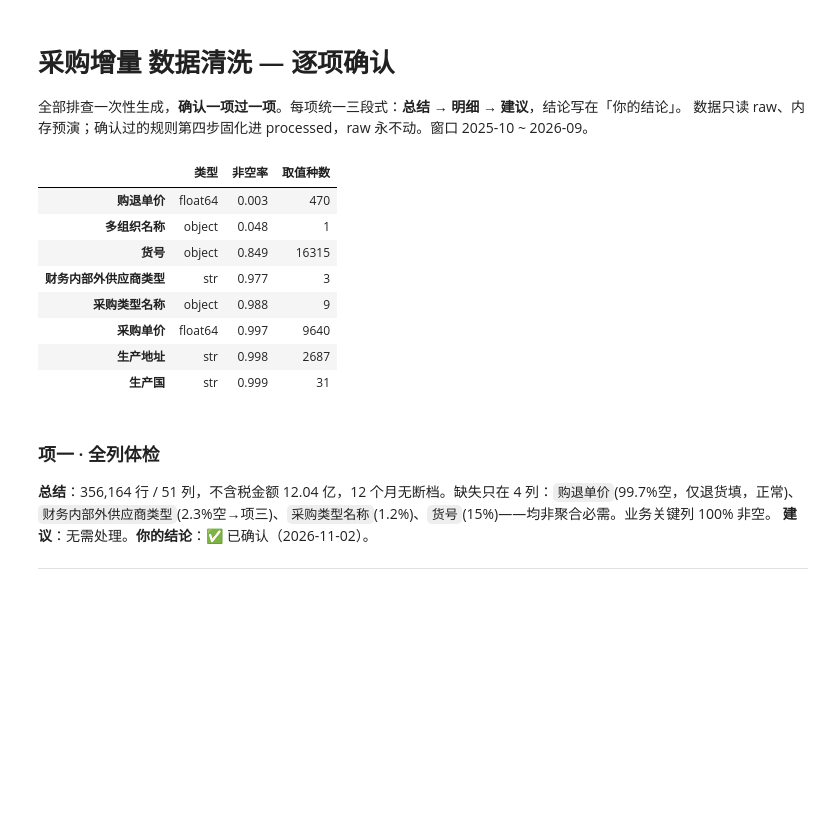
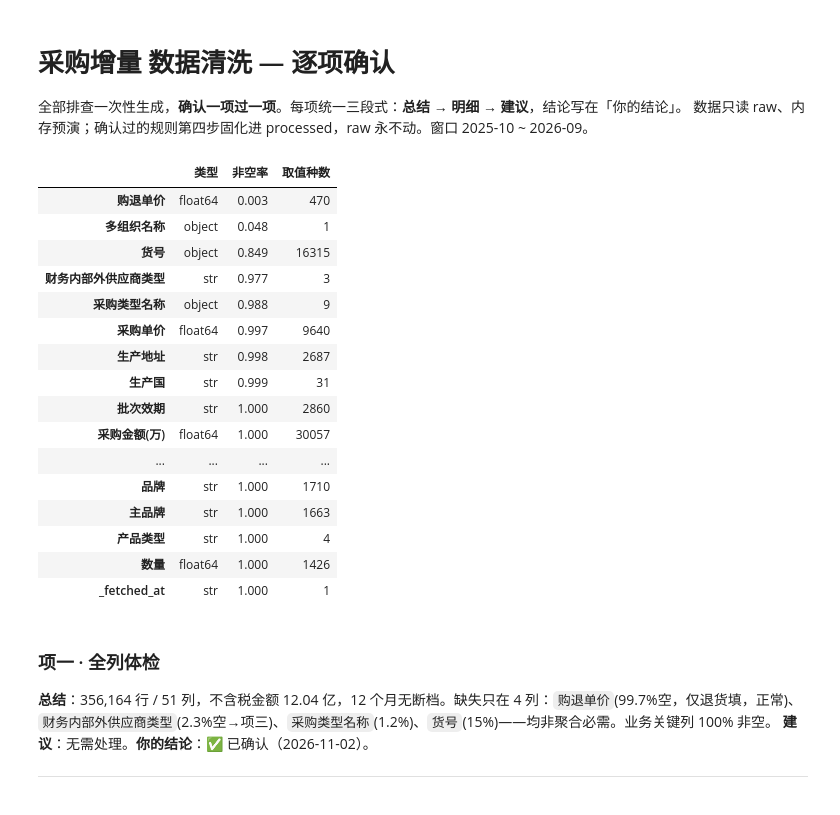
Before and after one commit to MalcolmShi/scm-ana, a Jupyter notebook: notebooks/采购增量分析/数据清洗确认.ipynb, the cells around one changed output. Cells and saved outputs as stored; diff of their text form; code cells hidden in the pictures; blank space fills up the shorter version.

```diff
--- a/notebooks/采购增量分析/数据清洗确认.ipynb
+++ b/notebooks/采购增量分析/数据清洗确认.ipynb
@@ -6,27 +6,35 @@
 # %%
 import sys; sys.path.insert(0, "src")
 import pandas as pd, numpy as np
 pd.set_option("display.max_columns", 30, "display.width", 200)
 from read_data import read_inbound
 
 df = read_inbound("2025-10-01", "2026-09-30")
 df["出入库日期"] = pd.to_datetime(df["出入库日期"])
 TOTAL_ROWS, TOTAL_AMT = len(df), df["采购金额(万)"].sum()
 
 # ===== 项一 全列体检（已确认） =====
 profile = pd.DataFrame({"类型": df.dtypes.astype(str), "非空率": df.notna().mean().round(3),
                         "取值种数": df.nunique()}).sort_values("非空率")
-profile.head(8)
+profile
 # %% [output]
 |  | 类型 | 非空率 | 取值种数 |
 | 购退单价 | float64 | 0.003 | 470 |
 | 多组织名称 | object | 0.048 | 1 |
 | 货号 | object | 0.849 | 16315 |
 | 财务内部外供应商类型 | str | 0.977 | 3 |
 | 采购类型名称 | object | 0.988 | 9 |
 | 采购单价 | float64 | 0.997 | 9640 |
 | 生产地址 | str | 0.998 | 2687 |
 | 生产国 | str | 0.999 | 31 |
+| 批次效期 | str | 1.000 | 2860 |
+| 采购金额(万) | float64 | 1.000 | 30057 |
+| ... | ... | ... | ... |
+| 品牌 | str | 1.000 | 1710 |
+| 主品牌 | str | 1.000 | 1663 |
+| 产品类型 | str | 1.000 | 4 |
+| 数量 | float64 | 1.000 | 1426 |
+| _fetched_at | str | 1.000 | 1 |
 # %% [markdown]
 ### 项一 · 全列体检
 
```
Also changed, not shown: parts of 5 cells of this notebook, 25 other files.
